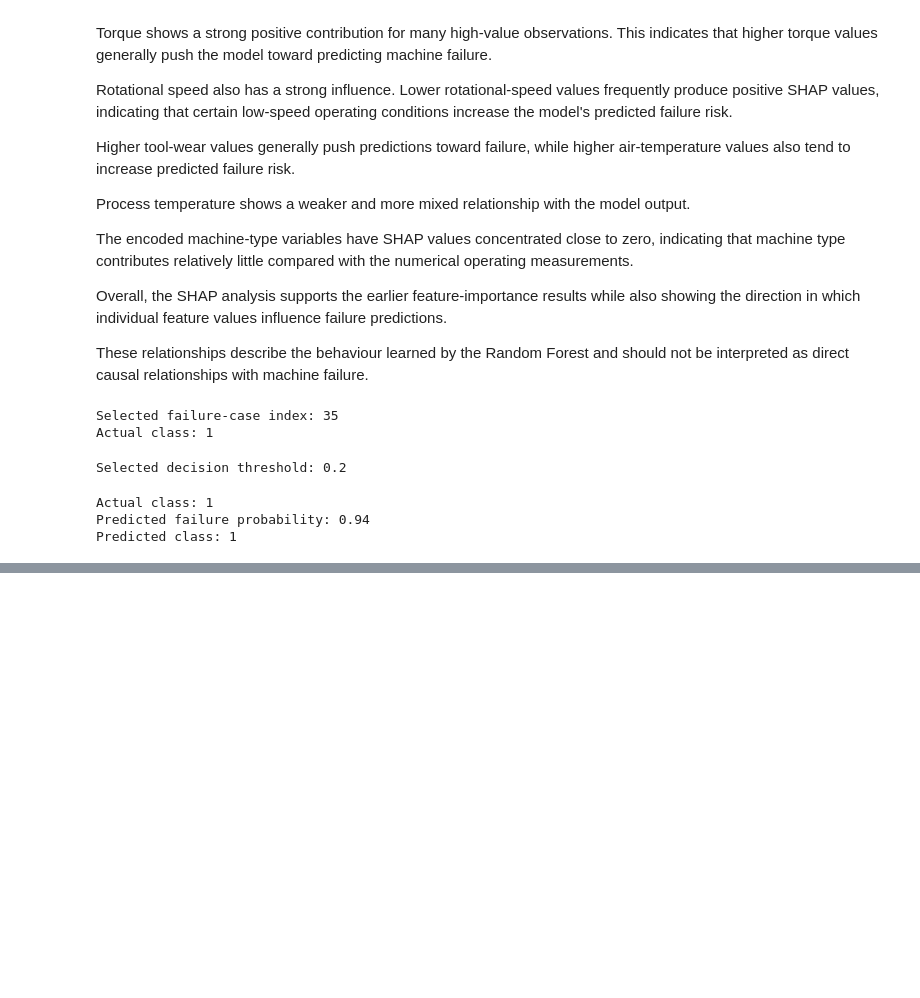
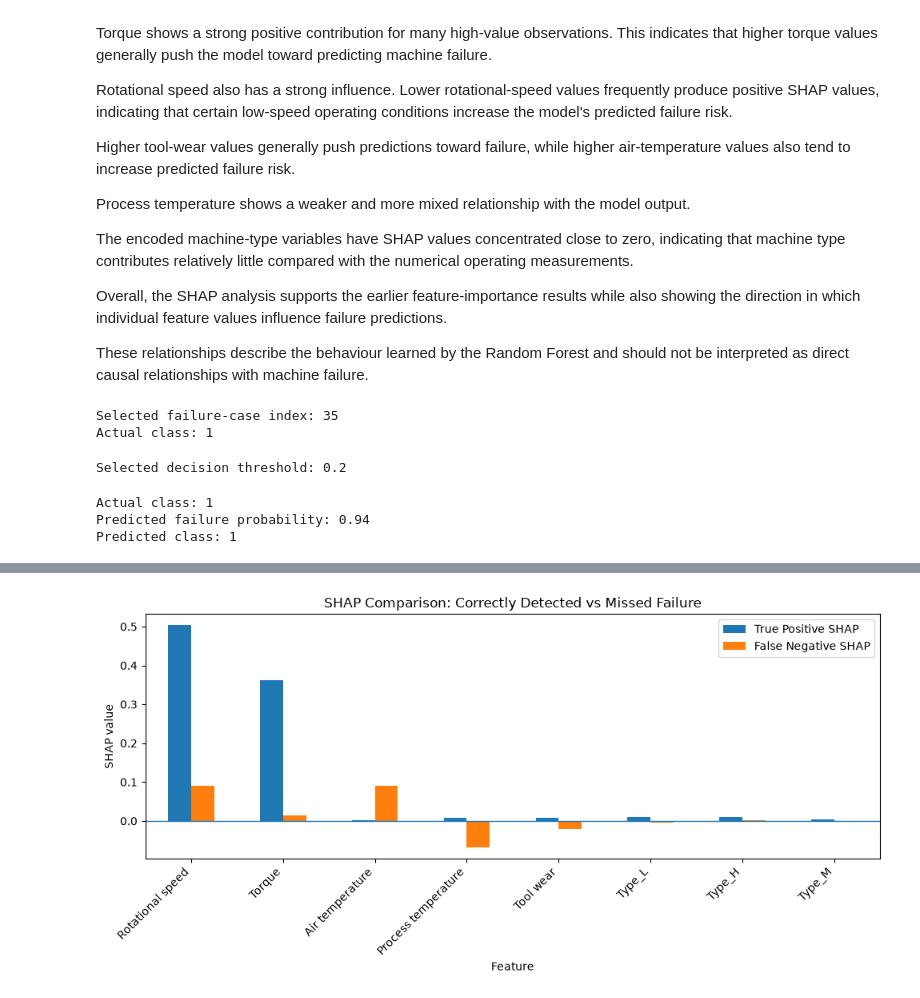
Before and after one commit to aacaas5/reliable-machine-failure-prediction-under-imbalanced-and-corrupted-sensor-data, a Jupyter notebook: notebooks/04_explainability.ipynb, the cells around one changed output, grey strips where cells are left out. Saved outputs shown, nothing was run; the diff lists cells and outputs as text; code cells hidden in the pictures; blank space fills up the shorter version.

```diff
--- a/notebooks/04_explainability.ipynb
+++ b/notebooks/04_explainability.ipynb
@@ -426,0 +553,23 @@ Predicted class: 1
+# %%
+comparison_df = pd.DataFrame({
+    "Feature": feature_names,
+    "True Positive SHAP": selected_machine_shap,
+    "False Negative SHAP": selected_fn_shap
+})
+
+comparison_df["Difference"] = (
+    comparison_df["True Positive SHAP"]
+    - comparison_df["False Negative SHAP"]
+)
+
+comparison_df = (
+    comparison_df
+    .sort_values(
+        "Difference",
+        key=lambda x: x.abs(),
+        ascending=False
+    )
+    .reset_index(drop=True)
+)
+
+comparison_df
@@ -426,0 +588,24 @@ Predicted class: 1
+# %%
+comparison_plot_df = comparison_df.copy()
+
+comparison_plot_df["Feature"] = (
+    comparison_plot_df["Feature"]
+    .str.replace("numeric__", "", regex=False)
+    .str.replace("categorical__", "", regex=False)
+)
+
+comparison_plot_df.plot(
+    x="Feature",
+    y=["True Positive SHAP", "False Negative SHAP"],
+    kind="bar",
+    figsize=(10, 5)
+)
+
+plt.axhline(0, linewidth=1)
+plt.ylabel("SHAP value")
+plt.title("SHAP Comparison: Correctly Detected vs Missed Failure")
+plt.xticks(rotation=45, ha="right")
+plt.tight_layout()
+plt.show()
+# %% [output]
+[figure, added]
```
Also changed, not shown: parts of 14 cells of this notebook, 2 other files.
